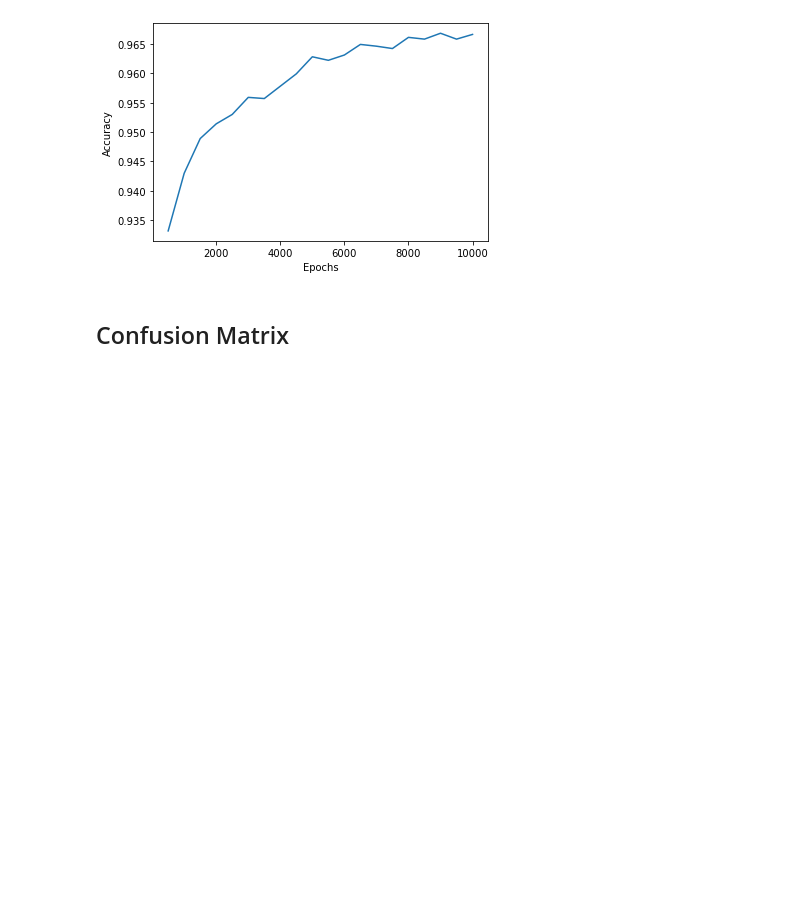
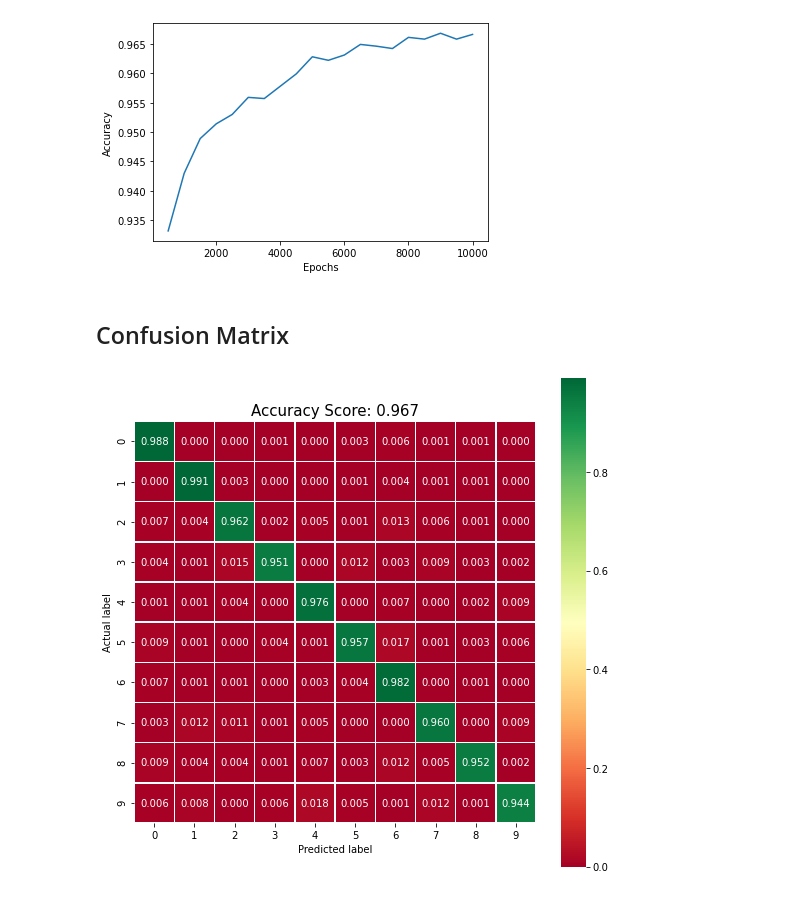
Before and after one commit to ayad318/ML2, a Jupyter notebook: Neural_Network.ipynb, the cells around one changed output. Drawn from its saved outputs; the diff is of its cells as text; code cells hidden in the pictures; blank space fills up the shorter version.

```diff
--- a/Neural_Network.ipynb
+++ b/Neural_Network.ipynb
@@ -233,10 +233,12 @@ def nn_confusion_matrix(prediction, actual):
 # %%
 cm = nn_confusion_matrix(prediction, test_lbl)
 plt.figure(figsize=(9, 9))
 sns.heatmap(cm, annot=True, fmt=".3f",
             linewidths=.5, square=True, cmap='RdYlGn')
 plt.ylabel('Actual label')
 plt.xlabel('Predicted label')
-all_sample_title = 'Accuracy Score: {:.3f}'.format(max_accuracies[-1])
+all_sample_title = 'Accuracy Score: {:.3f}'.format(accuracies[-1])
 plt.title(all_sample_title, size=15)
 plt.show()
+# %% [output]
+[figure, added]
```
